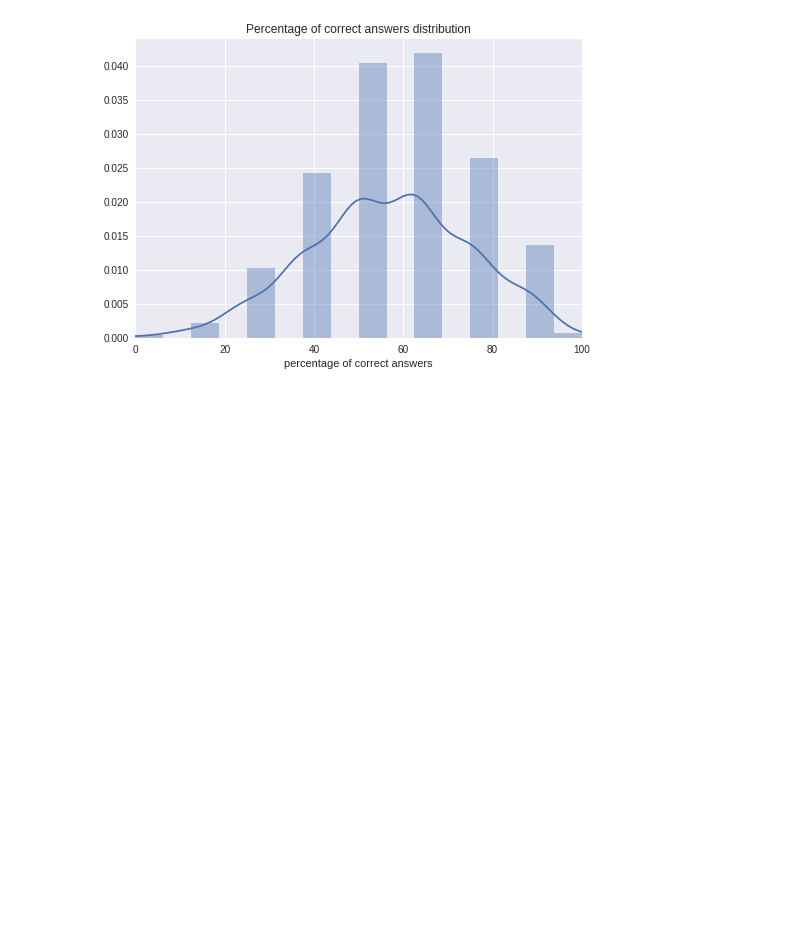
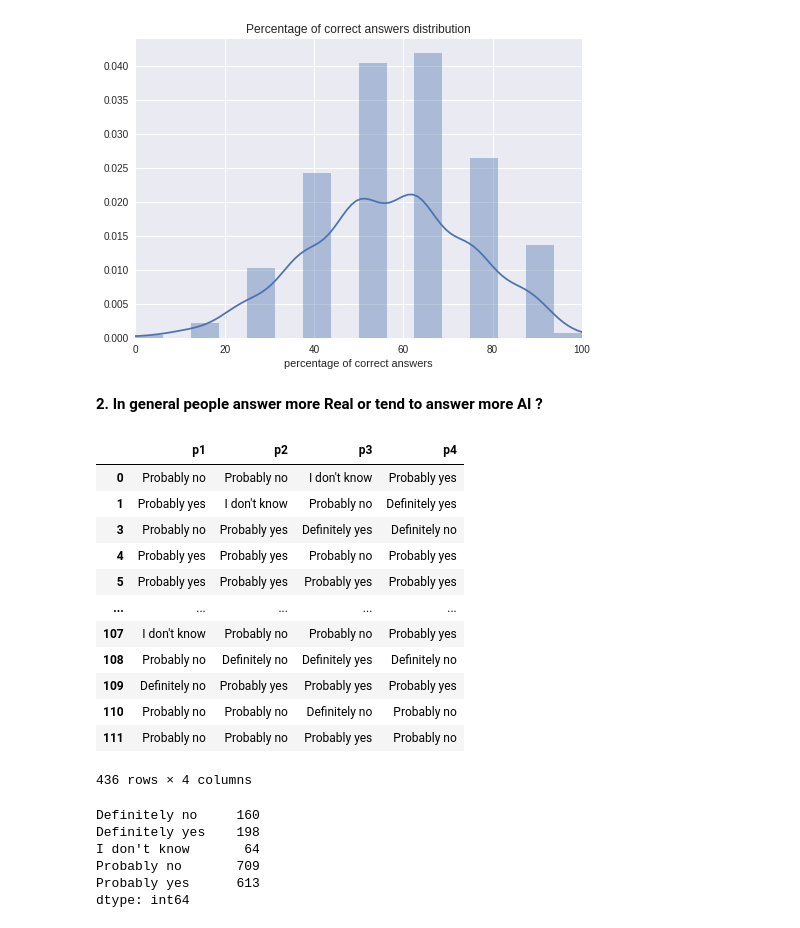
Before and after one commit to ShalyginaA/artificial-or-real-version2, a Jupyter notebook: main_analysis.ipynb, the cells around one changed output. Saved outputs shown, nothing was run; the diff lists cells and outputs as text; code cells hidden in the pictures; blank space fills up the shorter version.

```diff
--- a/main_analysis.ipynb
+++ b/main_analysis.ipynb
@@ -213,3 +213,22 @@ plt.title('Percentage of correct answers distribution')
 plt.show()
 # %% [output]
 [figure]
+# %% [markdown]
+**2. In general people answer more Real or tend to answer more AI ?**
+# %%
+df2 = df[people_simple_cols]
+df2
+# %% [output]
+|  | p1 | p2 | p3 | p4 |
+| 0 | Probably no | Probably no | I don't know | Probably yes |
+| 1 | Probably yes | I don't know | Probably no | Definitely yes |
+| 3 | Probably no | Probably yes | Definitely yes | Definitely no |
+| 4 | Probably yes | Probably yes | Probably no | Probably yes |
+| 5 | Probably yes | Probably yes | Probably yes | Probably yes |
+| ... | ... | ... | ... | ... |
+| 107 | I don't know | Probably no | Probably no | Probably yes |
+| 108 | Probably no | Definitely no | Definitely yes | Definitely no |
+| 109 | Definitely no | Probably yes | Probably yes | Probably yes |
+| 110 | Probably no | Probably no | Definitely no | Probably no |
+| 111 | Probably no | Probably no | Probably yes | Probably no |
+436 rows × 4 columns
@@ -215,0 +238,9 @@ plt.show()
+# %%
+value_counts_sum
+# %% [output]
+Definitely no     160
+Definitely yes    198
+I don't know       64
+Probably no       709
+Probably yes      613
+dtype: int64
```
Also changed, not shown: parts of 7 cells of this notebook.
